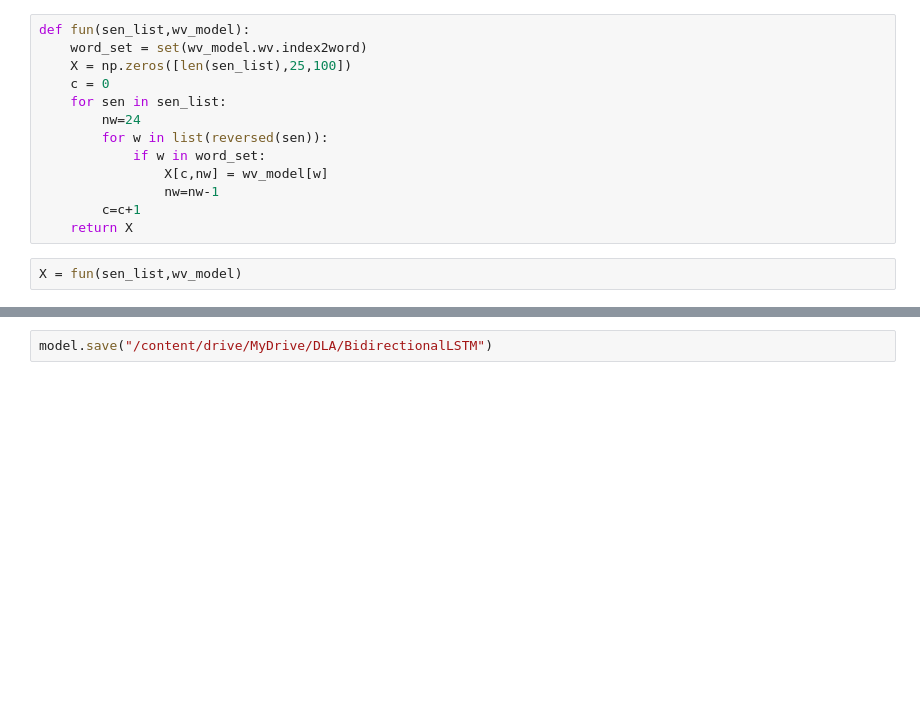
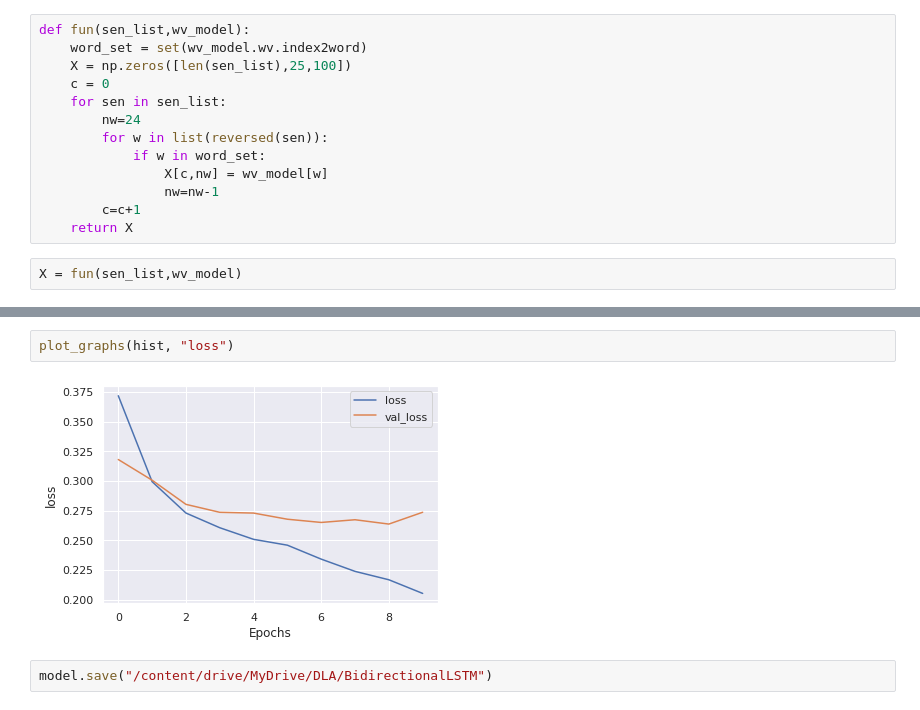
Before and after one commit to giacoballoccu/DLA-SentimentAnalysis, a Jupyter notebook: SentimentalAnalysisColab.ipynb, the cells around one changed output, grey strips where cells are left out. Cells and saved outputs as stored; diff of their text form; blank space fills up the shorter version.

```diff
--- a/SentimentalAnalysisColab.ipynb
+++ b/SentimentalAnalysisColab.ipynb
@@ -281,3 +329,7 @@ model.evaluate(X_test, y_test, batch_size=64)
+# %%
+plot_graphs(hist, "loss")
+# %% [output]
+[figure, added]
 # %%
 model.save("/content/drive/MyDrive/DLA/BidirectionalLSTM")
 # %% [output]
```
Also changed, not shown: parts of 34 cells of this notebook.
